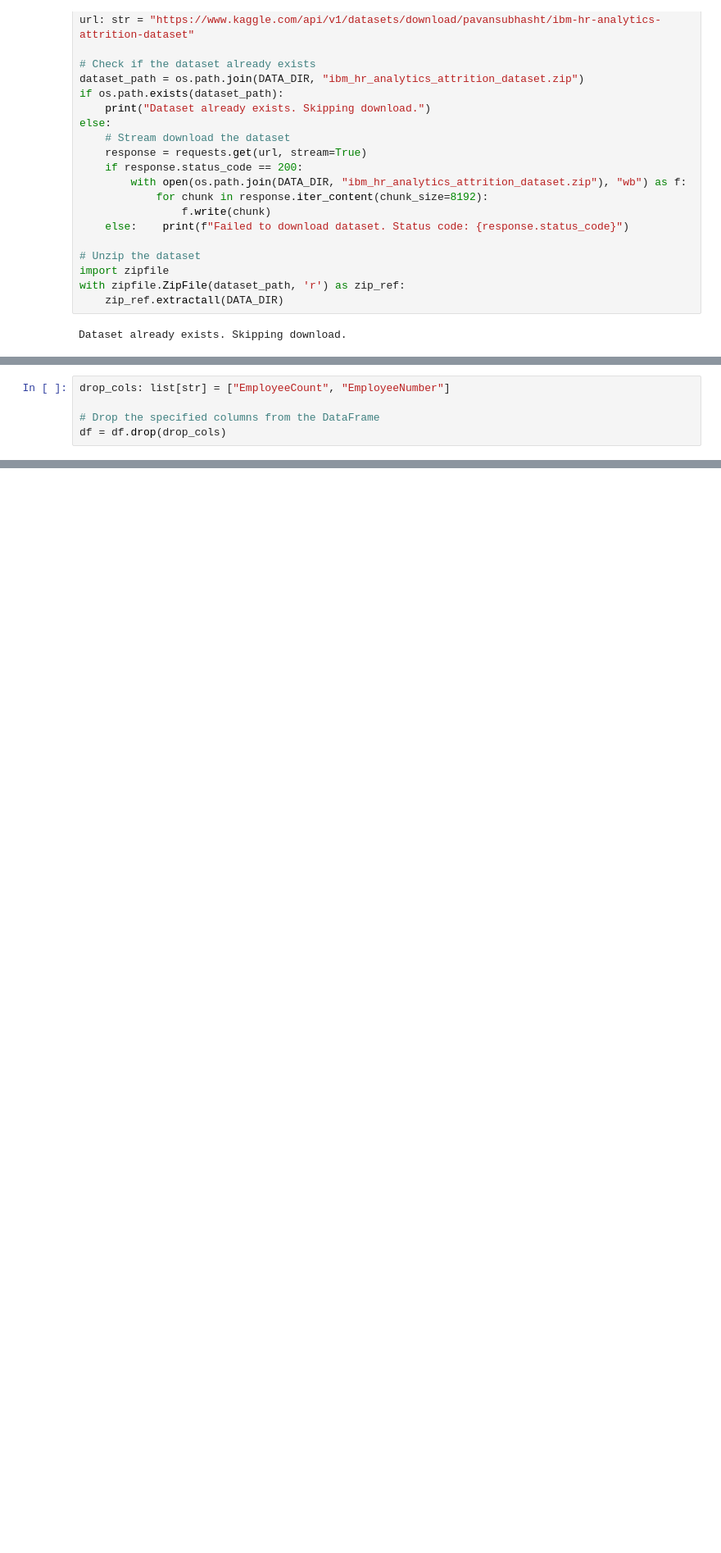
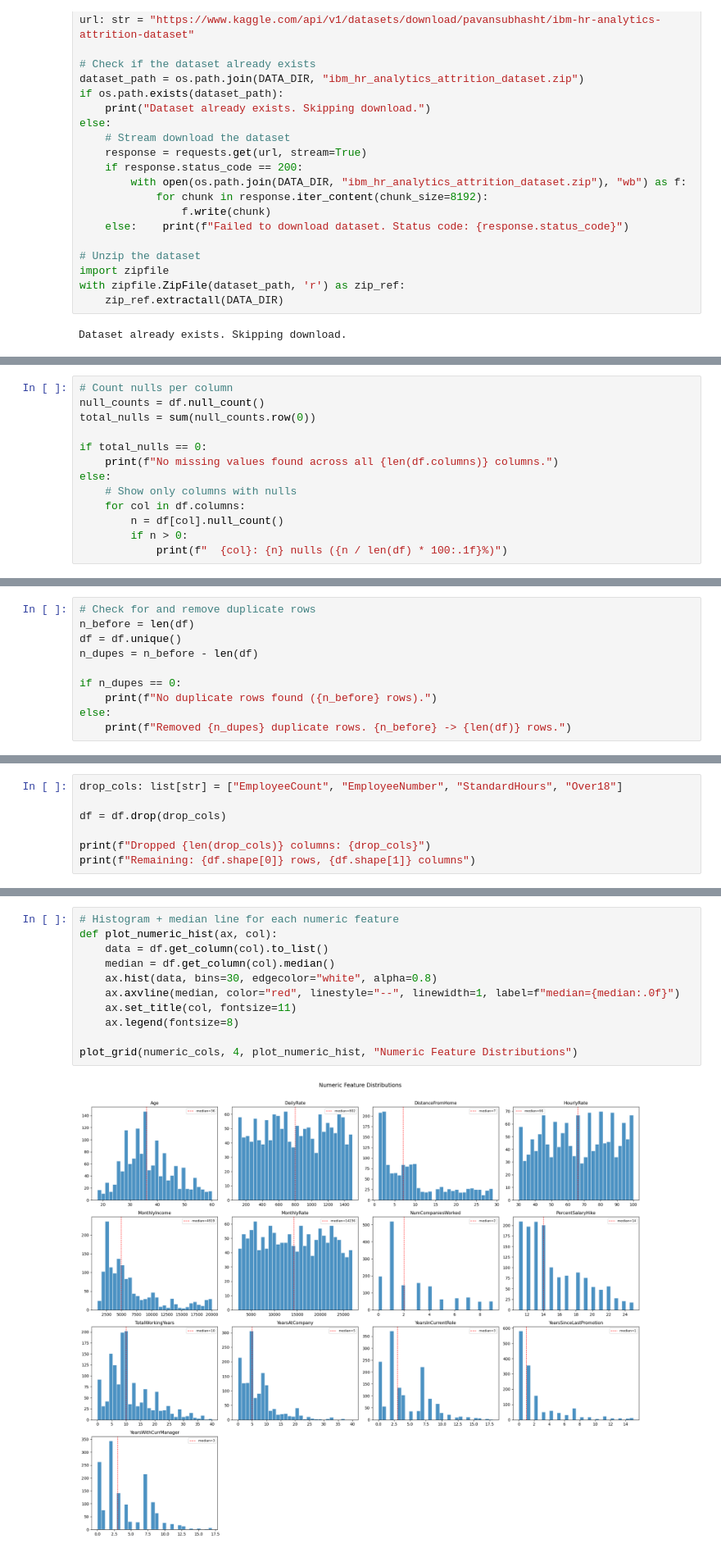
Before and after one commit to BigDataProject8/WorkforceIntelligence, a Jupyter notebook: project-08.ipynb, the cells around one changed output, grey strips where cells are left out. Shown at 82% size. Saved outputs shown, nothing was run; the diff lists cells and outputs as text; blank space fills up the shorter version.

```diff
--- a/project-08.ipynb
+++ b/project-08.ipynb
@@ -91,0 +112,13 @@ YearsWithCurrManager           Int64
+# %%
+# Count nulls per column
+null_counts = df.null_count()
+total_nulls = sum(null_counts.row(0))
+
+if total_nulls == 0:
+    print(f"No missing values found across all {len(df.columns)} columns.")
+else:
+    # Show only columns with nulls
+    for col in df.columns:
+        n = df[col].null_count()
+        if n > 0:
+            print(f"  {col}: {n} nulls ({n / len(df) * 100:.1f}%)")
@@ -91,0 +131,10 @@ YearsWithCurrManager           Int64
+# %%
+# Check for and remove duplicate rows
+n_before = len(df)
+df = df.unique()
+n_dupes = n_before - len(df)
+
+if n_dupes == 0:
+    print(f"No duplicate rows found ({n_before} rows).")
+else:
+    print(f"Removed {n_dupes} duplicate rows. {n_before} -> {len(df)} rows.")
@@ -96,5 +147,7 @@ Upon inspection, `EmployeeNumber` is a unique row identifier with no predictive
 # %%
-drop_cols: list[str] = ["EmployeeCount", "EmployeeNumber"]
+drop_cols: list[str] = ["EmployeeCount", "EmployeeNumber", "StandardHours", "Over18"]
 
-# Drop the specified columns from the DataFrame
 df = df.drop(drop_cols)
+
+print(f"Dropped {len(drop_cols)} columns: {drop_cols}")
+print(f"Remaining: {df.shape[0]} rows, {df.shape[1]} columns")
@@ -100,0 +204,13 @@ df = df.drop(drop_cols)
+# %%
+# Histogram + median line for each numeric feature
+def plot_numeric_hist(ax, col):
+    data = df.get_column(col).to_list()
+    median = df.get_column(col).median()
+    ax.hist(data, bins=30, edgecolor="white", alpha=0.8)
+    ax.axvline(median, color="red", linestyle="--", linewidth=1, label=f"median={median:.0f}")
+    ax.set_title(col, fontsize=11)
+    ax.legend(fontsize=8)
+
+plot_grid(numeric_cols, 4, plot_numeric_hist, "Numeric Feature Distributions")
+# %% [output]
+[figure, added]
```
Also changed, not shown: parts of 24 cells of this notebook.
